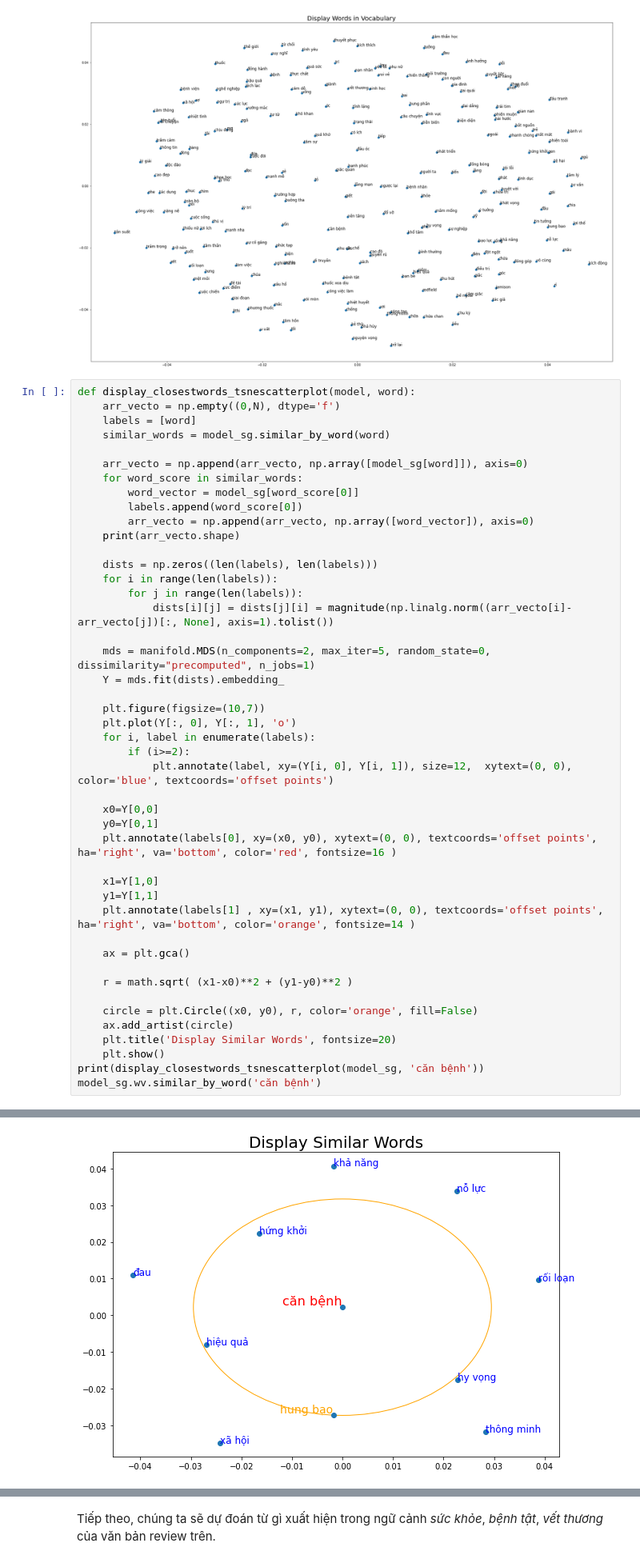
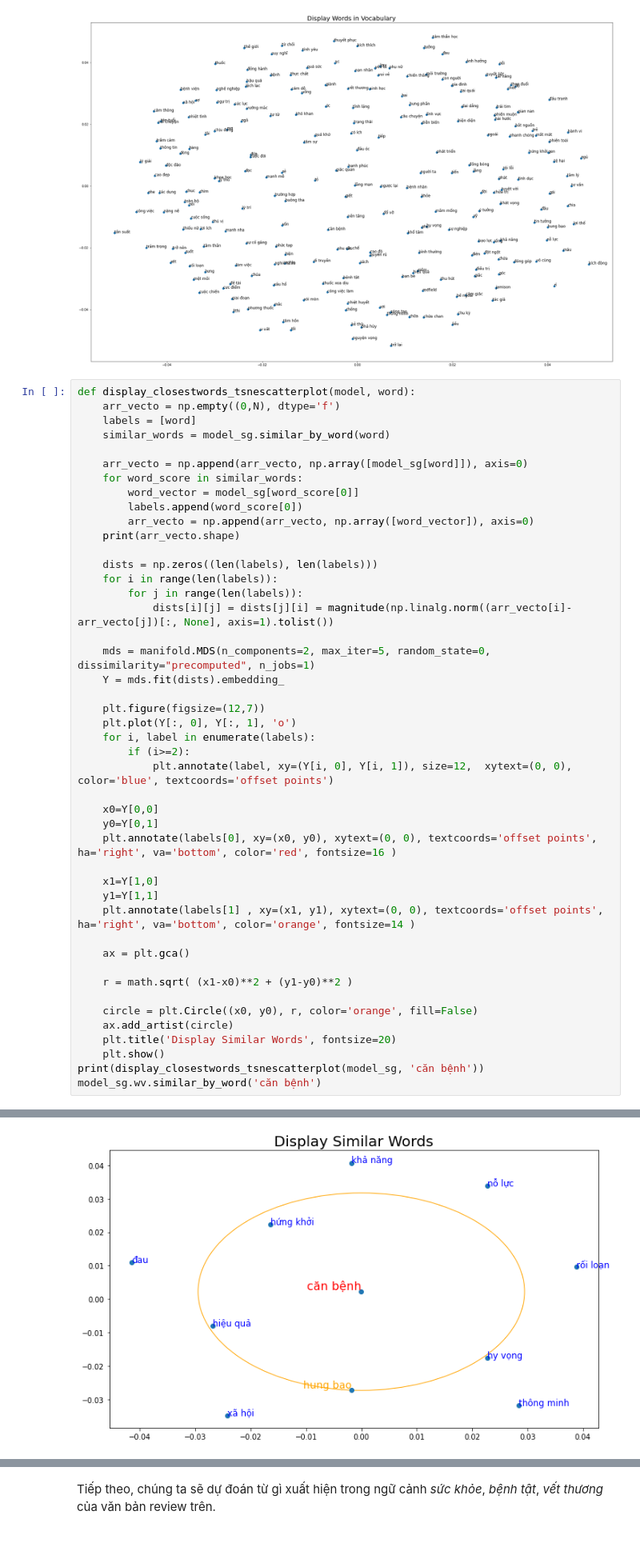
Before and after one commit to phan-kimngan/Word2vec-for-Vietnamese, a Jupyter notebook: WORD2VEC.ipynb, the cells around one changed output, grey strips where cells are left out. Shown: that part at 80% size. Cells and saved outputs as stored; diff of their text form; blank space fills up the shorter version.

```diff
--- a/WORD2VEC.ipynb
+++ b/WORD2VEC.ipynb
@@ -369,35 +369,35 @@ def display_closestwords_tsnescatterplot(model, word):
             dists[i][j] = dists[j][i] = magnitude(np.linalg.norm((arr_vecto[i]-arr_vecto[j])[:, None], axis=1).tolist())
 
     mds = manifold.MDS(n_components=2, max_iter=5, random_state=0, dissimilarity="precomputed", n_jobs=1)
     Y = mds.fit(dists).embedding_
 
-    plt.figure(figsize=(10,7))
+    plt.figure(figsize=(12,7))
     plt.plot(Y[:, 0], Y[:, 1], 'o')
     for i, label in enumerate(labels):
         if (i>=2):
 	        plt.annotate(label, xy=(Y[i, 0], Y[i, 1]), size=12,  xytext=(0, 0), color='blue', textcoords='offset points')
 
     x0=Y[0,0]
     y0=Y[0,1]
     plt.annotate(labels[0], xy=(x0, y0), xytext=(0, 0), textcoords='offset points', ha='right', va='bottom', color='red', fontsize=16 )
 
     x1=Y[1,0]
     y1=Y[1,1]
     plt.annotate(labels[1] , xy=(x1, y1), xytext=(0, 0), textcoords='offset points',  ha='right', va='bottom', color='orange', fontsize=14 )
 
     ax = plt.gca()
 
     r = math.sqrt( (x1-x0)**2 + (y1-y0)**2 )
 
     circle = plt.Circle((x0, y0), r, color='orange', fill=False)
     ax.add_artist(circle)
     plt.title('Display Similar Words', fontsize=20)
     plt.show()
 print(display_closestwords_tsnescatterplot(model_sg, 'căn bệnh'))
 model_sg.wv.similar_by_word('căn bệnh')
 # %% [output]
 (11, 50)
-[figure, old version]
+[figure, new version]
 None
 [('hung bạo', 0.3696956932544708),
  ('hiệu quả', 0.3028261661529541),
```
Also changed, not shown: parts of 4 cells of this notebook.
